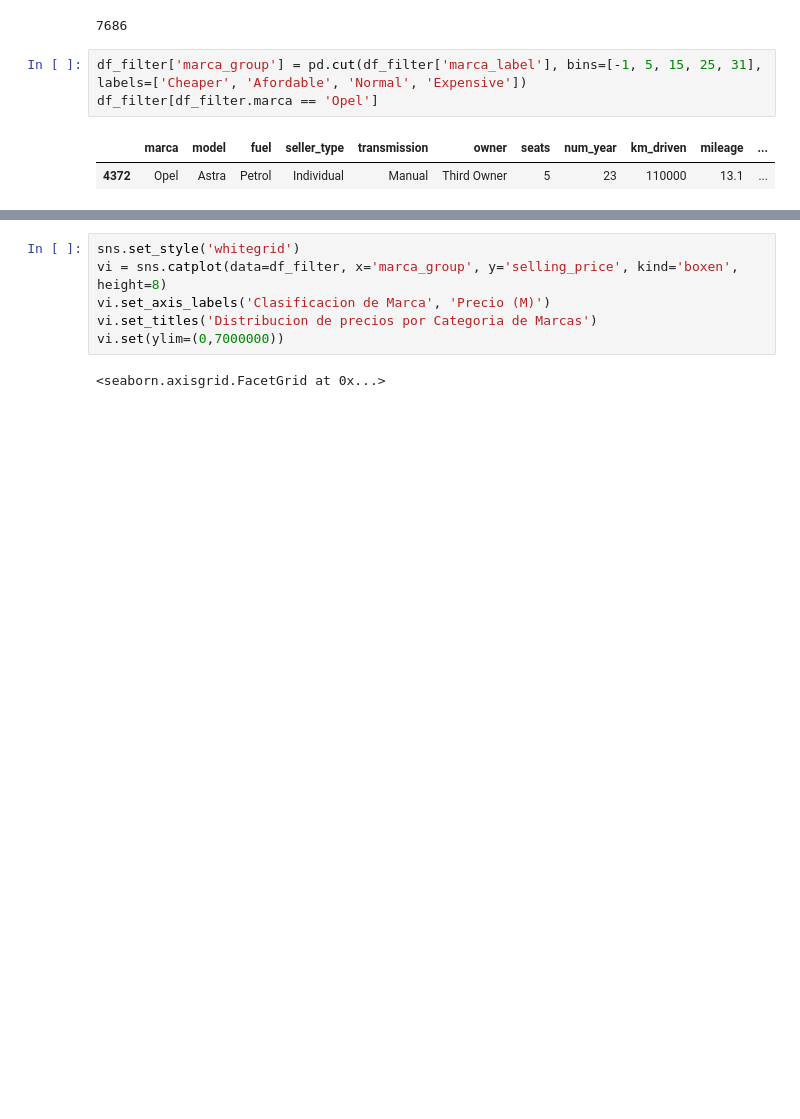
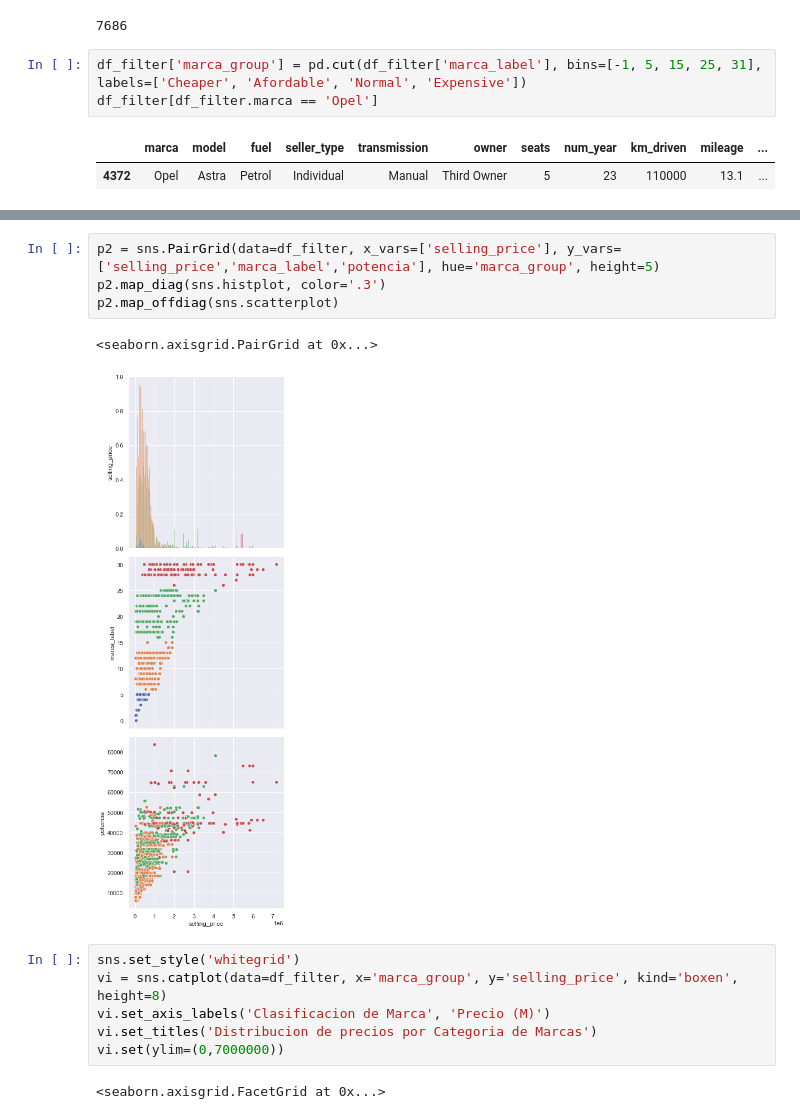
Before and after one commit to Camilongon/CarPrediction, a Jupyter notebook: Modelo_CarPre.ipynb, the cells around one changed output, grey strips where cells are left out. Drawn from its saved outputs; the diff is of its cells as text; blank space fills up the shorter version.

```diff
--- a/Modelo_CarPre.ipynb
+++ b/Modelo_CarPre.ipynb
@@ -484,3 +508,10 @@ p = sns.relplot(data=df_filter, x='selling_price', y='potencia', row='marca_grou
+# %%
+p2 = sns.PairGrid(data=df_filter, x_vars=['selling_price'], y_vars=['selling_price','marca_label','potencia'], hue='marca_group', height=5)
+p2.map_diag(sns.histplot, color='.3')
+p2.map_offdiag(sns.scatterplot)
+# %% [output]
+<seaborn.axisgrid.PairGrid at 0x...>
+[figure, added]
 # %%
 sns.set_style('whitegrid')
 vi = sns.catplot(data=df_filter, x='marca_group', y='selling_price', kind='boxen', height=8)
```
Also changed, not shown: parts of 101 cells of this notebook, 2 other files.
